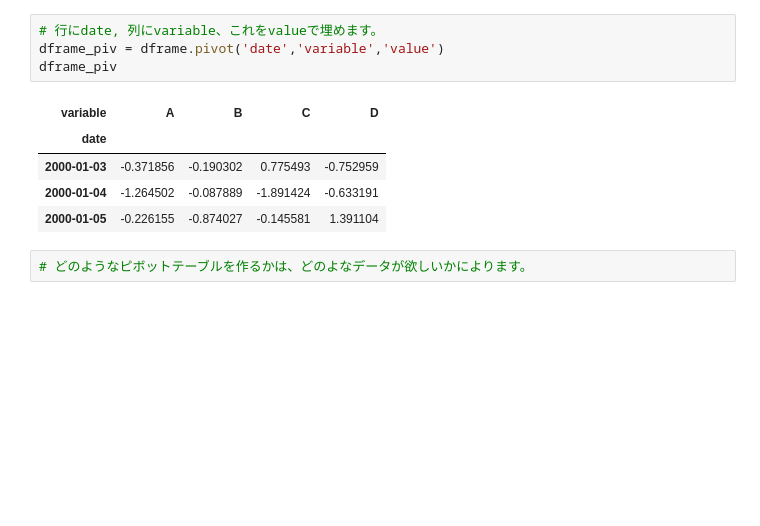
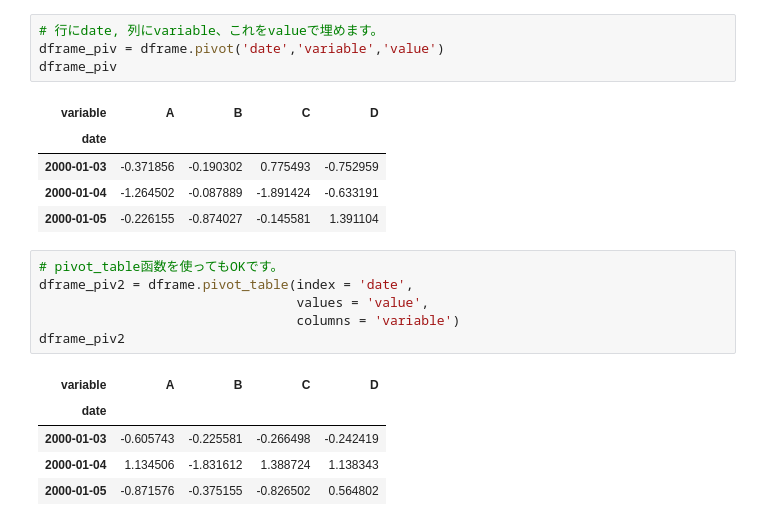
Before and after one commit to hanbingcheng/machine_learning, a Jupyter notebook: python3/04_データの処理/Lec06_ピボットテーブルの作り方.ipynb, the cells around one changed output. Drawn from its saved outputs; the diff is of its cells as text; blank space fills up the shorter version.

```diff
--- a/python3/04_データの処理/Lec06_ピボットテーブルの作り方.ipynb
+++ b/python3/04_データの処理/Lec06_ピボットテーブルの作り方.ipynb
@@ -53,5 +53,15 @@ dframe_piv
 | 2000-01-03 | -0.371856 | -0.190302 | 0.775493 | -0.752959 |
 | 2000-01-04 | -1.264502 | -0.087889 | -1.891424 | -0.633191 |
 | 2000-01-05 | -0.226155 | -0.874027 | -0.145581 | 1.391104 |
-# %%
-# どのようなピボットテーブルを作るかは、どのよなデータが欲しいかによります。
+# %%
+# pivot_table函数を使ってもOKです。
+dframe_piv2 = dframe.pivot_table(index = 'date',
+                                 values = 'value',
+                                 columns = 'variable')
+dframe_piv2
+# %% [output]
+| variable | A | B | C | D |
+| date |  |  |  |  |
+| 2000-01-03 | -0.605743 | -0.225581 | -0.266498 | -0.242419 |
+| 2000-01-04 | 1.134506 | -1.831612 | 1.388724 | 1.138343 |
+| 2000-01-05 | -0.871576 | -0.375155 | -0.826502 | 0.564802 |
```
Also changed, not shown: parts of 1 cell of this notebook, 9 other files.
